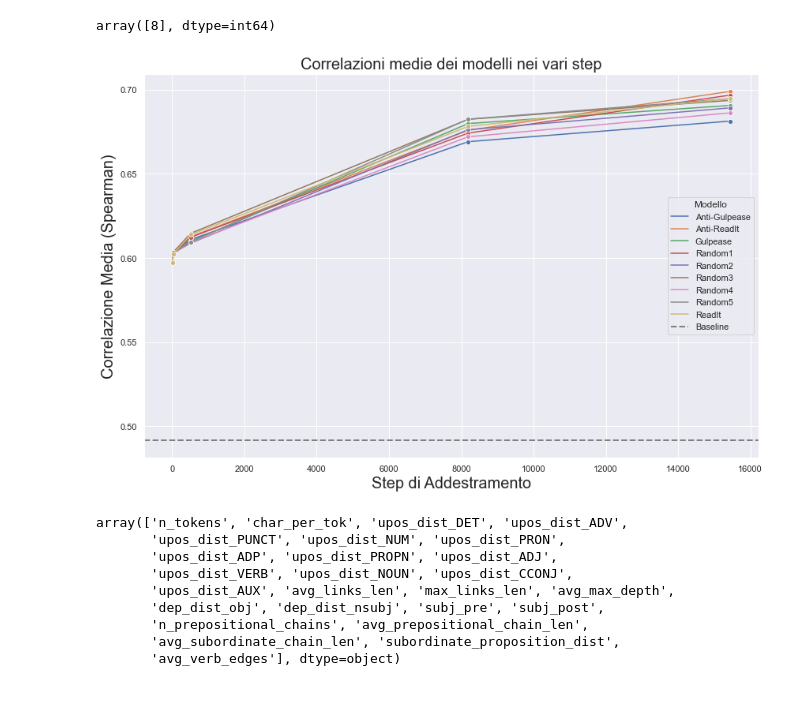
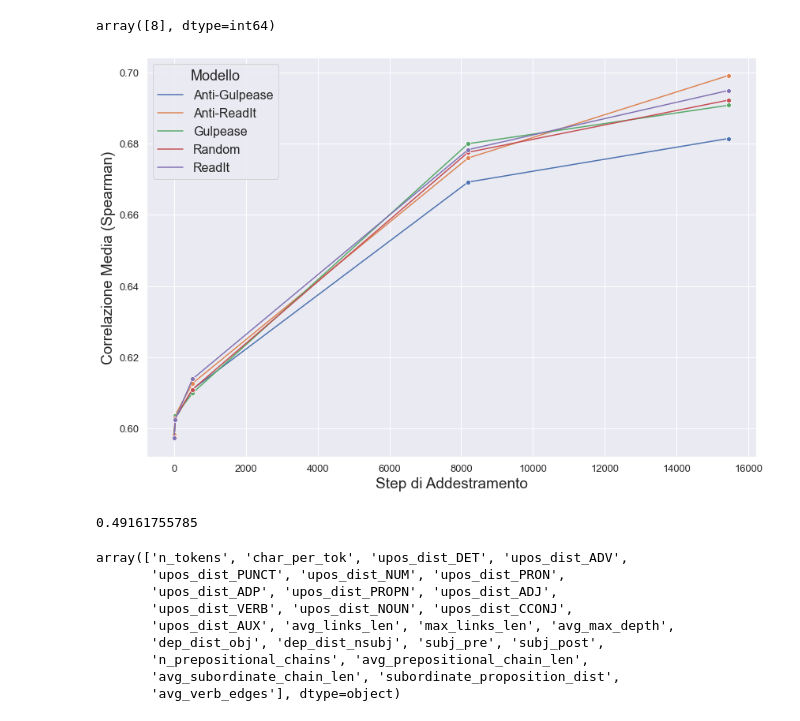
Before and after one commit to alicebergonzini/LM_pretraining, a Jupyter notebook: data_analysis.ipynb, the cells around one changed output. Drawn from its saved outputs; the diff is of its cells as text; code cells hidden in the pictures.

```diff
--- a/data_analysis.ipynb
+++ b/data_analysis.ipynb
@@ -185,5 +185,3 @@ print(categorie)
 # %% [output]
 ['RawText' 'POS' 'TreeStructure' 'SyntacticDep' 'Order' 'Subord'
  'VerbPredicate']
-# %%
-sns.set_theme(rc={'figure.figsize':(11.7,10)})
@@ -219,0 +240,20 @@ print(pos_features)
+# %%
+sns.set_theme(rc={'figure.figsize':(10,10)})
+for pos in pos_features:
+    df_grouped = data[data["model"]!= "Baseline"]
+    #df_grouped['model'] = df_grouped['model'].apply(lambda x: 'Random' if 'Random' in x else x)
+    #df_grouped = df_grouped[df_grouped["step"]==15449]
+    df_grouped = df_grouped[df_grouped["ling_feature"]==pos].groupby(['model', 'layer', 'ling_feature'])['corr'].mean().reset_index()
+    plt.figure(figsize=(12, 8))
+    plot = sns.lineplot(x='layer', y='corr', data=df_grouped, marker='o', ci=False)
+    plot.set(xlabel=f'Layer', ylabel=f'Correlation')
+    plt.xlabel("Layer", fontsize=20)
+    plt.ylabel("Spearman Correlation", fontsize=20)
+    plt.xticks(fontsize=16)
+    plt.yticks(fontsize=16)
+    plt.legend(loc='lower center', bbox_to_anchor=(0.5, 1), ncol=5, fontsize=16, frameon=False)
+    #plot.legend(title="Part of Speech", loc='center left', bbox_to_anchor=(1, 0.5))  # Legenda a destra
+    #plt.subplots_adjust(right=0.8)  # Sposta il limite destro per far spazio alla legenda
+    fig = plot.get_figure()
+    fig.savefig(F"C:/Users/bergo/OneDrive - University of Pisa/Tesi Magistrale/grafici/spazio/spazio_{pos}_all", bbox_inches="tight")
+    plt.clf()
@@ -279,28 +318,37 @@ df_grouped["layer"].unique()
 # %% [output]
 array([8], dtype=int64)
 # %%
+
+df_grouped['model'] = df_grouped['model'].apply(lambda x: 'Random' if 'Random' in x else x)
 df_grouped = df_grouped.groupby(['model', 'step'])['corr'].mean().reset_index()
 sns.set_theme(rc={'figure.figsize':(11.7,10)})
 
 
 # Creazione del grafico a linee per visualizzare le correlazioni medie dei modelli nei vari step
 plt.figure(figsize=(12, 8))
 sns.lineplot(x='step', y='corr', hue='model', data=df_grouped[df_grouped['model'] != 'Baseline'], marker='o')
 
 # Aggiustamenti al grafico
 baseline_data = df_grouped[df_grouped['model'] == 'Baseline']
 average_corr = baseline_data['corr'].mean()
-plt.axhline(y=average_corr, color='grey', linestyle='--', linewidth=2, label='Baseline')
-plt.title('Correlazioni medie dei modelli nei vari step', fontsize=20)
-plt.xlabel('Step di Addestramento', fontsize=20)
-plt.ylabel('Correlazione Media (Spearman)', fontsize=20)
-plt.legend(title='Modello', loc='best')
-plt.grid(True)
-
+# plt.axhline(y=average_corr, color='grey', linestyle='--', linewidth=2, label='Baseline')
+#plt.title('Correlazioni medie dei modelli nei primi step', fontsize=20)
+plt.xlabel('Step di Addestramento', fontsize=19)
+plt.ylabel('Correlazione Media (Spearman)', fontsize=19)
+plt.legend(title='Modello', loc='best', fontsize=16, title_fontsize=18)
+plt.xticks(fontsize=13)
+plt.yticks(fontsize=13)
+# plt.grid(True)
+# plt.xlim(-50, 600)
+# plt.ylim(0.595, 0.62)
 plt.tight_layout()
 plt.show()
 # %% [output]
-[figure, old version]
+[figure, new version]
+# %%
+print(average_corr)
+# %% [output]
+0.49161755785
 # %%
 data["ling_feature"].unique()
 # %% [output]
```
Also changed, not shown: parts of 36 cells of this notebook.
